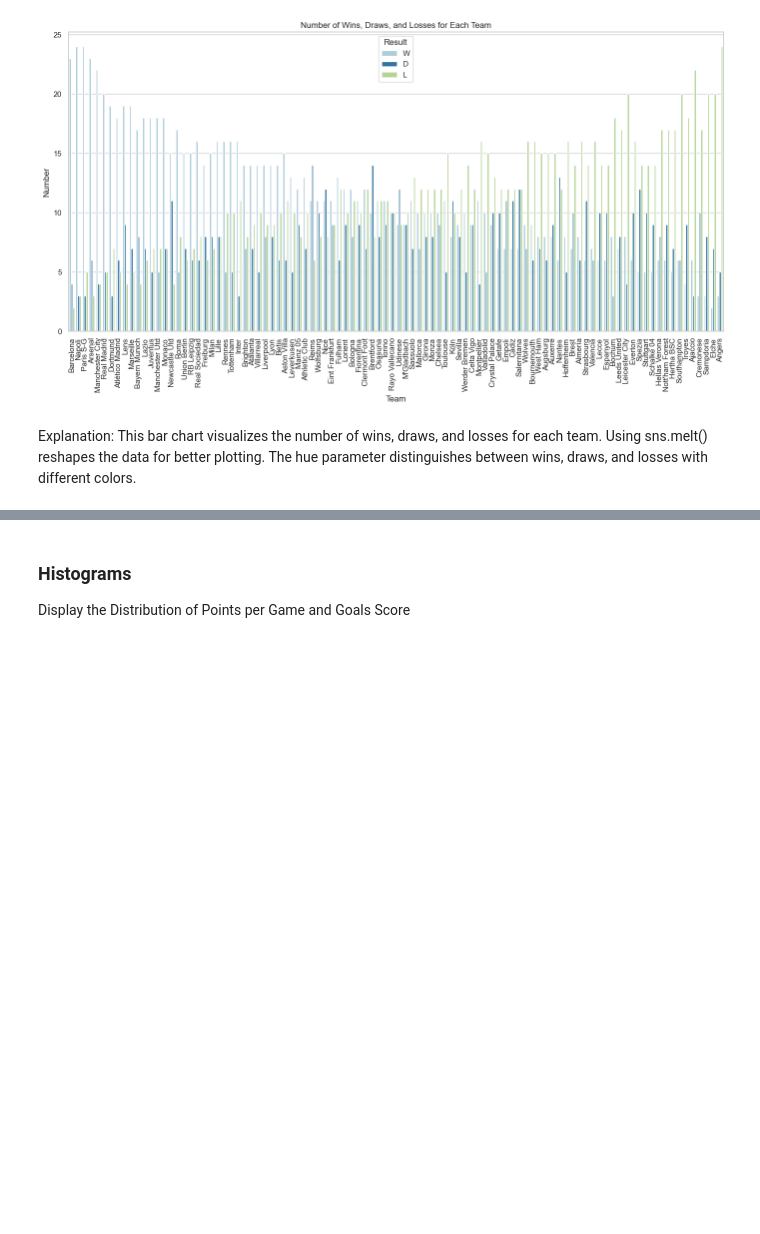
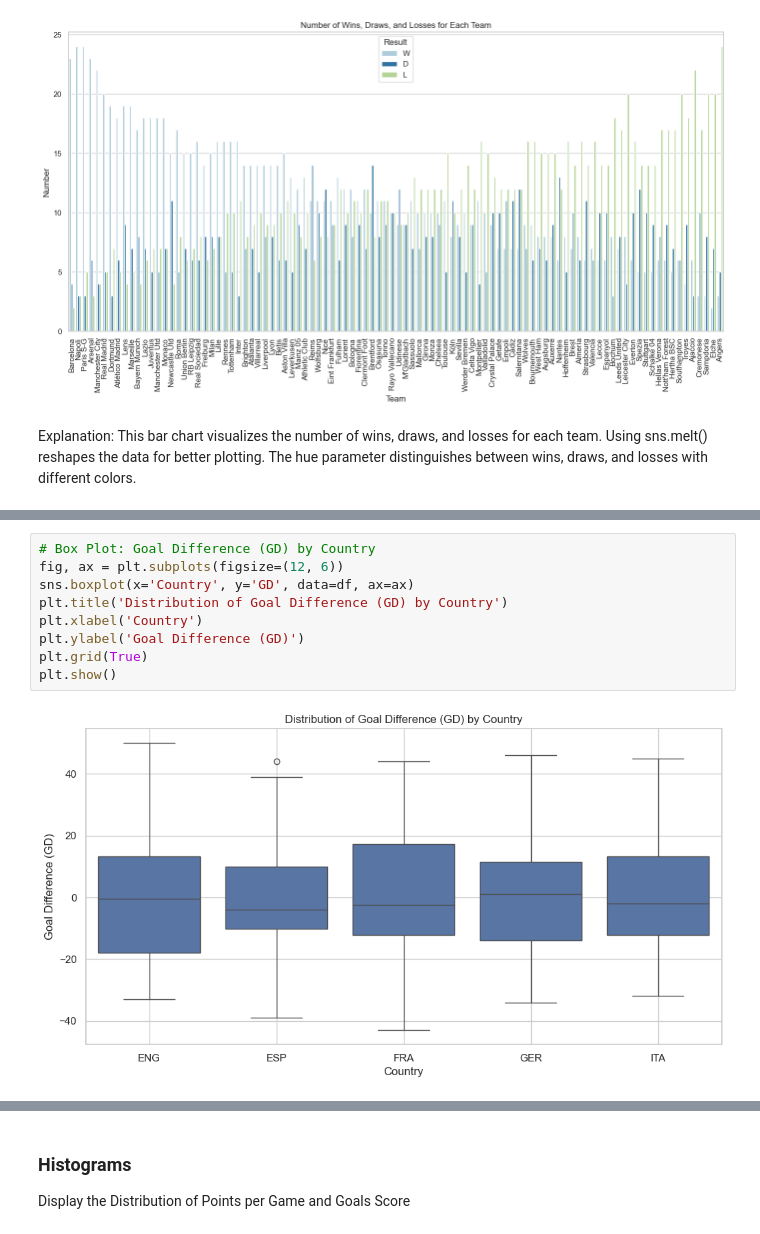
Before and after one commit to cadrianas/Personal-projects, a Jupyter notebook: Soccer.ipynb, the cells around one changed output, grey strips where cells are left out. Saved outputs shown, nothing was run; the diff lists cells and outputs as text; blank space fills up the shorter version.

```diff
--- a/Soccer.ipynb
+++ b/Soccer.ipynb
@@ -262,0 +270,11 @@ Explanation: This bar chart visualizes the number of wins, draws, and losses for
+# %%
+# Box Plot: Goal Difference (GD) by Country
+fig, ax = plt.subplots(figsize=(12, 6))
+sns.boxplot(x='Country', y='GD', data=df, ax=ax)
+plt.title('Distribution of Goal Difference (GD) by Country')
+plt.xlabel('Country')
+plt.ylabel('Goal Difference (GD)')
+plt.grid(True)
+plt.show()
+# %% [output]
+[figure, added]
```
Also changed, not shown: parts of 69 cells of this notebook, 1 other file.
